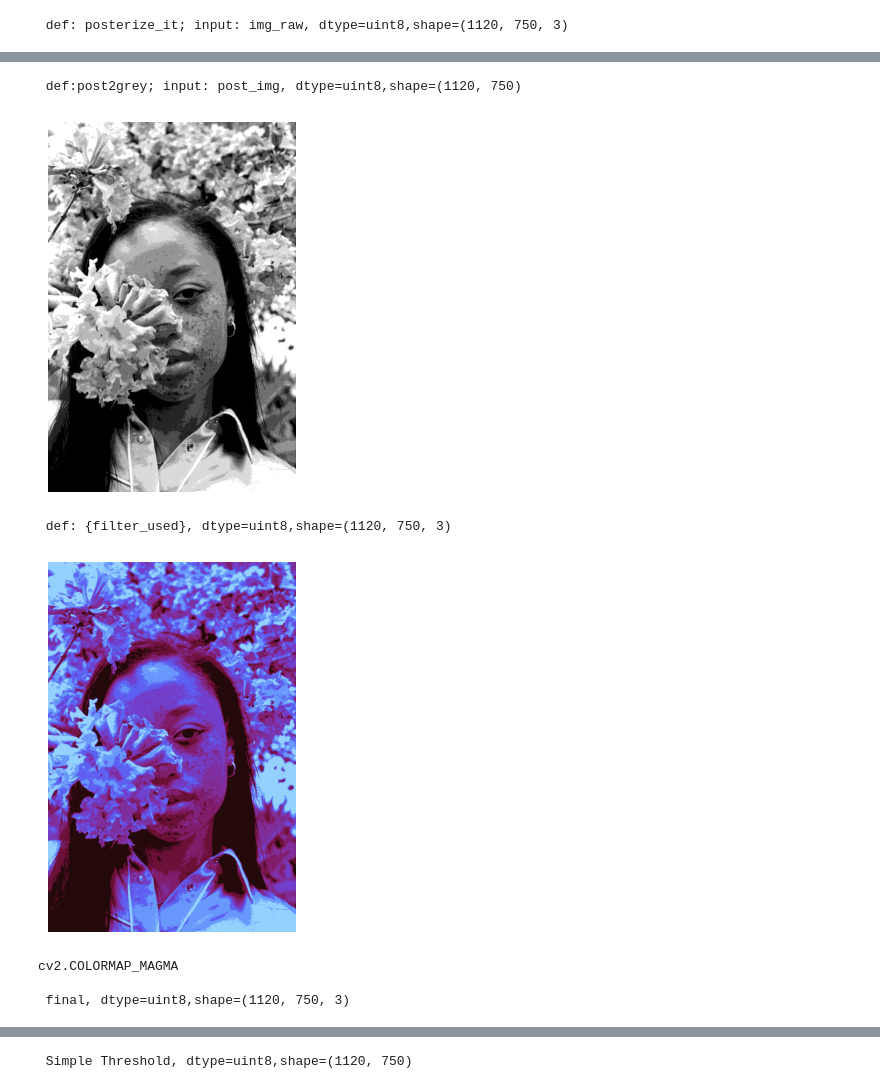
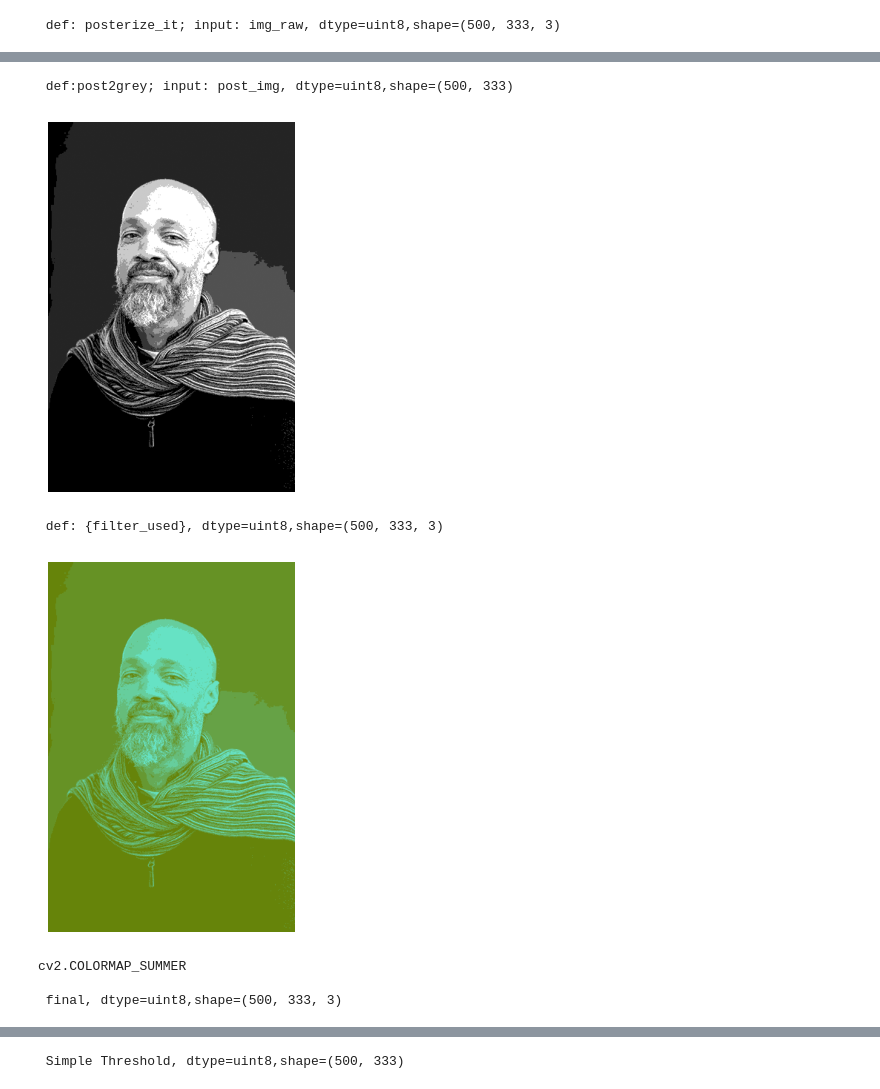
Before and after one commit to cormac-black/chekhovs-biscuit, a Jupyter notebook: back_at_it.ipynb, the cells around one changed output, grey strips where cells are left out. Cells and saved outputs as stored; diff of their text form; code cells hidden in the pictures.

```diff
--- a/back_at_it.ipynb
+++ b/back_at_it.ipynb
@@ -11,9 +11,9 @@ from re import I
 from PIL.Image import composite
 
 
-# img_path = '/content/headshot.jpg' # cv2 starts with image path
+img_path = '/content/headshot.jpg' # cv2 starts with image path
 # img_path = '/content/muerta.PNG'
-img_path = '/content/freckle_flower.jpg'
+# img_path = '/content/freckle_flower.jpg'
 img_raw = cv2.imread(img_path, cv2.IMREAD_UNCHANGED)
 # img_raw = cv2.cvtColor(img_raw, cv2.COLOR_BGR2RGB)
 
@@ -173,4 +173,4 @@ print(filter_used)
 display_img(blended_image, 'final')
 display_img_gray(tresh_simple,"Simple Threshold")
 # %% [output]
- def: posterize_it; input: img_raw, dtype=uint8,shape=(1120, 750, 3)
+ def: posterize_it; input: img_raw, dtype=uint8,shape=(500, 333, 3)
@@ -178,7 +178,7 @@ display_img_gray(tresh_simple,"Simple Threshold")
- def:post2grey; input: post_img, dtype=uint8,shape=(1120, 750)
+ def:post2grey; input: post_img, dtype=uint8,shape=(500, 333)
-[figure, old version]
+[figure, new version]
- def: {filter_used}, dtype=uint8,shape=(1120, 750, 3)
+ def: {filter_used}, dtype=uint8,shape=(500, 333, 3)
-[figure, old version]
+[figure, new version]
-cv2.COLORMAP_MAGMA
+cv2.COLORMAP_SUMMER
 
- final, dtype=uint8,shape=(1120, 750, 3)
+ final, dtype=uint8,shape=(500, 333, 3)
@@ -186 +186 @@ cv2.COLORMAP_MAGMA
- Simple Threshold, dtype=uint8,shape=(1120, 750)
+ Simple Threshold, dtype=uint8,shape=(500, 333)
```
Also changed, not shown: parts of 1 cell of this notebook.
